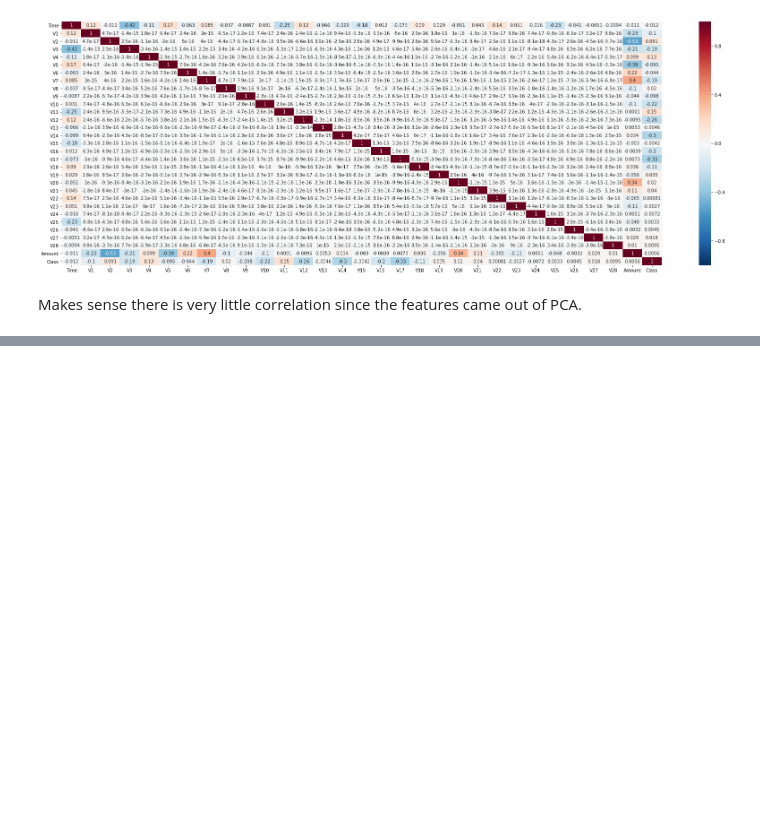
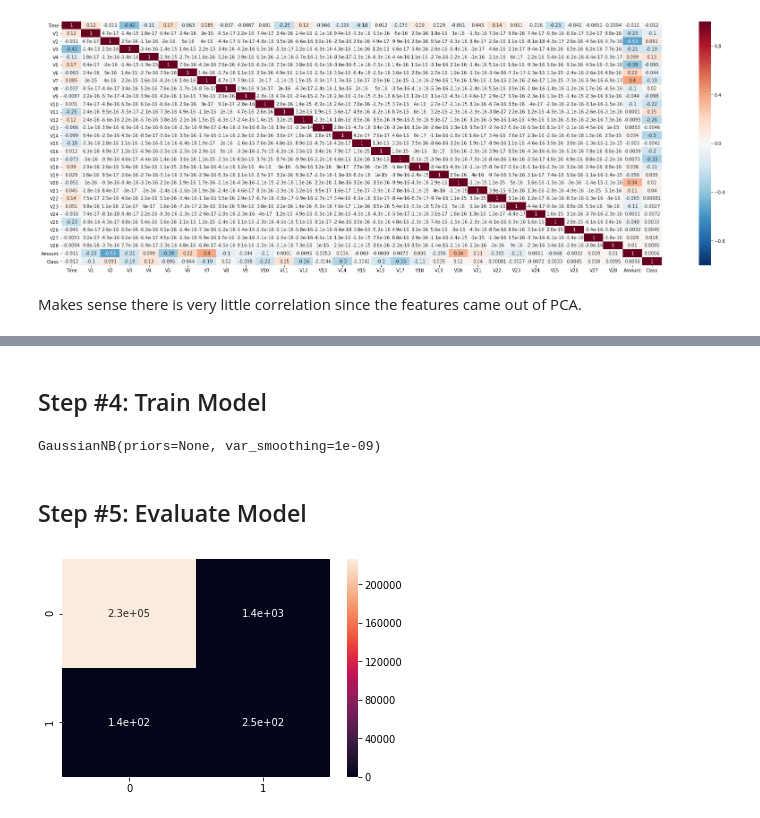
Before and after one commit to jacobskr/ML_Python, a Jupyter notebook: Machine Learning Classification Bootcamp/Naive Bayes Classifiers/Naive Bayes - Credit Card Fraud Detection.ipynb, the cells around one changed output, grey strips where cells are left out. Drawn from its saved outputs; the diff is of its cells as text; code cells hidden in the pictures; blank space fills up the shorter version.

```diff
--- a/Machine Learning Classification Bootcamp/Naive Bayes Classifiers/Naive Bayes - Credit Card Fraud Detection.ipynb
+++ b/Machine Learning Classification Bootcamp/Naive Bayes Classifiers/Naive Bayes - Credit Card Fraud Detection.ipynb
@@ -79,0 +107,3 @@ Makes sense there is very little correlation since the features came out of PCA.
+# %%
+X = df.drop('Class', axis=1)
+y = df['Class']
@@ -79,0 +114,5 @@ Makes sense there is very little correlation since the features came out of PCA.
+# %%
+from sklearn.model_selection import train_test_split
+X_train, X_test, y_train, y_test = train_test_split(X, y,
+                                                    test_size=0.2,
+                                                    random_state=5)
@@ -79,0 +123,10 @@ Makes sense there is very little correlation since the features came out of PCA.
+# %% [markdown]
+## Step #4: Train Model
+# %%
+from sklearn.naive_bayes import GaussianNB
+nb_clf = GaussianNB()
+nb_clf.fit(X_train, y_train)
+# %% [output]
+GaussianNB(priors=None, var_smoothing=1e-09)
+# %% [markdown]
+## Step #5: Evaluate Model
@@ -79,0 +135,8 @@ Makes sense there is very little correlation since the features came out of PCA.
+# %%
+nb_train_pred = nb_clf.predict(X_train)
+nb_pred = nb_clf.predict(X_test)
+# %%
+cm = confusion_matrix(y_train, nb_train_pred)
+sns.heatmap(cm, annot=True);
+# %% [output]
+[figure, added]
```
Also changed, not shown: parts of 21 cells of this notebook.
